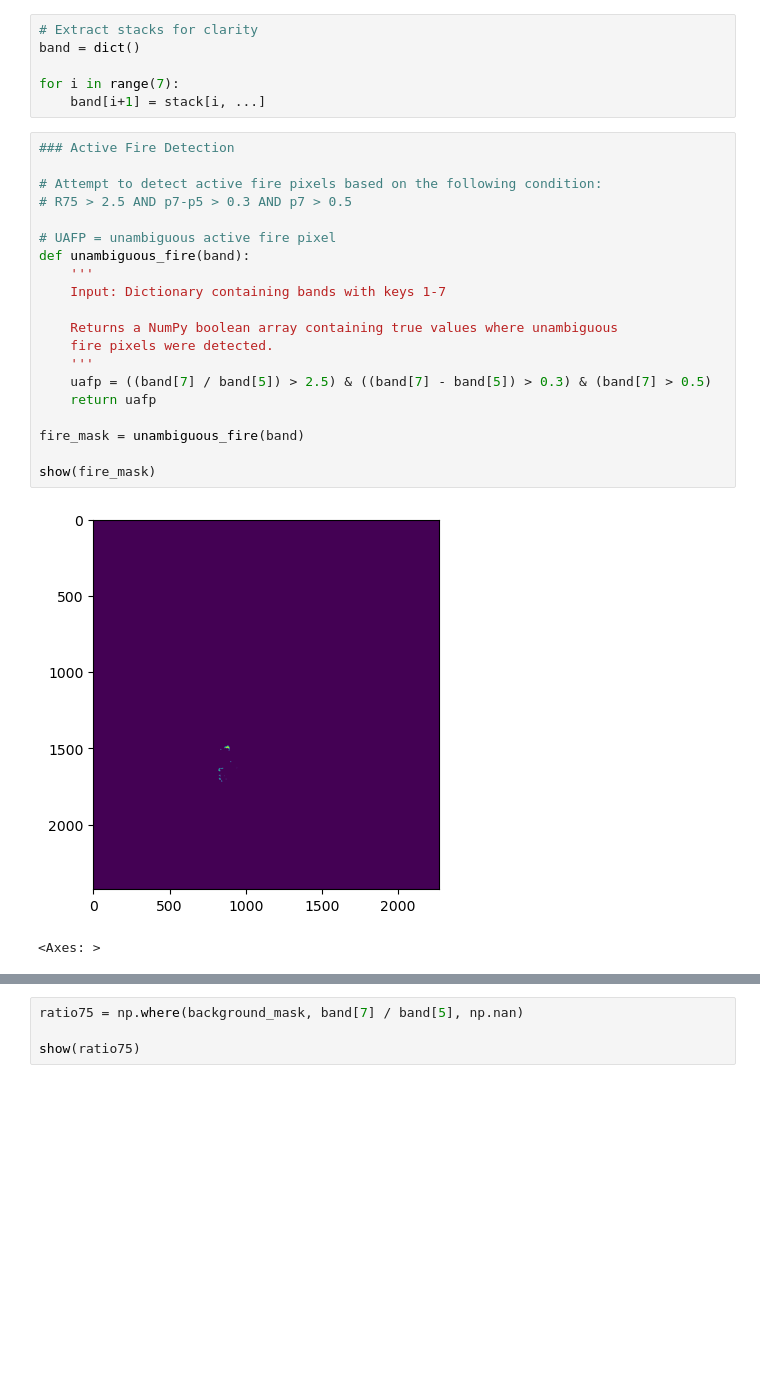
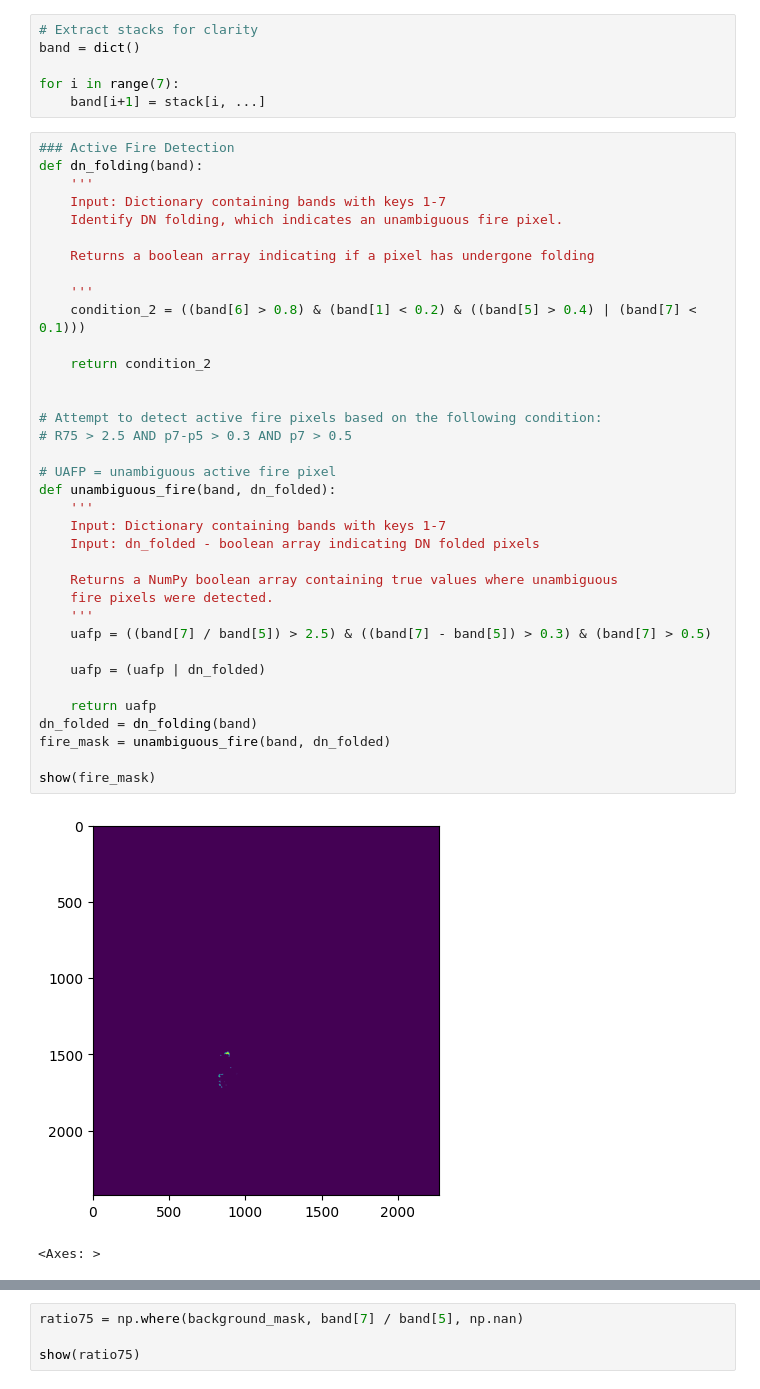
Before and after one commit to Pinnacle55/landsatAFD, a Jupyter notebook: Active Fire Detection.ipynb, the cells around one changed output, grey strips where cells are left out. Cells and saved outputs as stored; diff of their text form; blank space fills up the shorter version.

```diff
--- a/Active Fire Detection.ipynb
+++ b/Active Fire Detection.ipynb
@@ -25,26 +25,42 @@ for i in range(7):
     band[i+1] = stack[i, ...]
 # %%
 ### Active Fire Detection
+def dn_folding(band):
+    '''
+    Input: Dictionary containing bands with keys 1-7
+    Identify DN folding, which indicates an unambiguous fire pixel.
+
+    Returns a boolean array indicating if a pixel has undergone folding
+
+    '''
+    condition_2 = ((band[6] > 0.8) & (band[1] < 0.2) & ((band[5] > 0.4) | (band[7] < 0.1)))
+
+    return condition_2
+
 
 # Attempt to detect active fire pixels based on the following condition:
 # R75 > 2.5 AND p7-p5 > 0.3 AND p7 > 0.5
 
 # UAFP = unambiguous active fire pixel
-def unambiguous_fire(band):
+def unambiguous_fire(band, dn_folded):
     '''
     Input: Dictionary containing bands with keys 1-7
+    Input: dn_folded - boolean array indicating DN folded pixels
 
     Returns a NumPy boolean array containing true values where unambiguous
     fire pixels were detected.
     '''
     uafp = ((band[7] / band[5]) > 2.5) & ((band[7] - band[5]) > 0.3) & (band[7] > 0.5)
+
+    uafp = (uafp | dn_folded)
+
     return uafp
-
-fire_mask = unambiguous_fire(band)
+dn_folded = dn_folding(band)
+fire_mask = unambiguous_fire(band, dn_folded)
 
 show(fire_mask)
 # %% [output]
-[figure, old version]
+[figure, new version]
 <Axes: >
 # %%
 def water(band):
```
Also changed, not shown: parts of 21 cells of this notebook, 1 other file.
